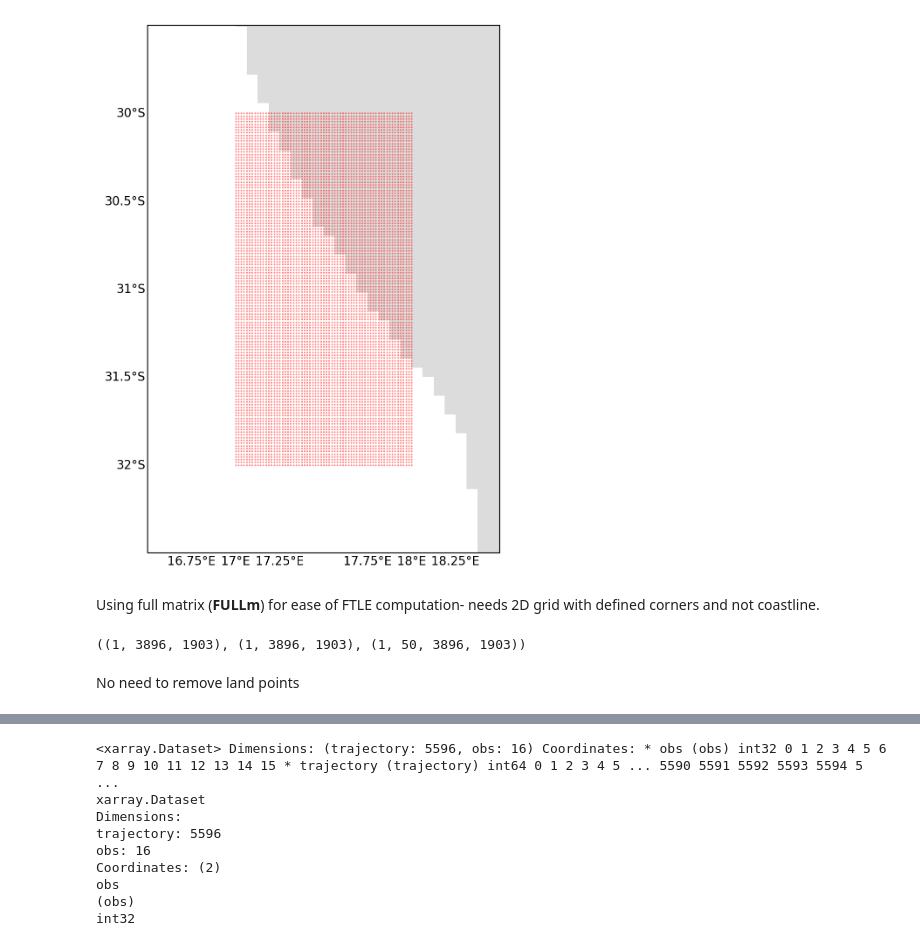
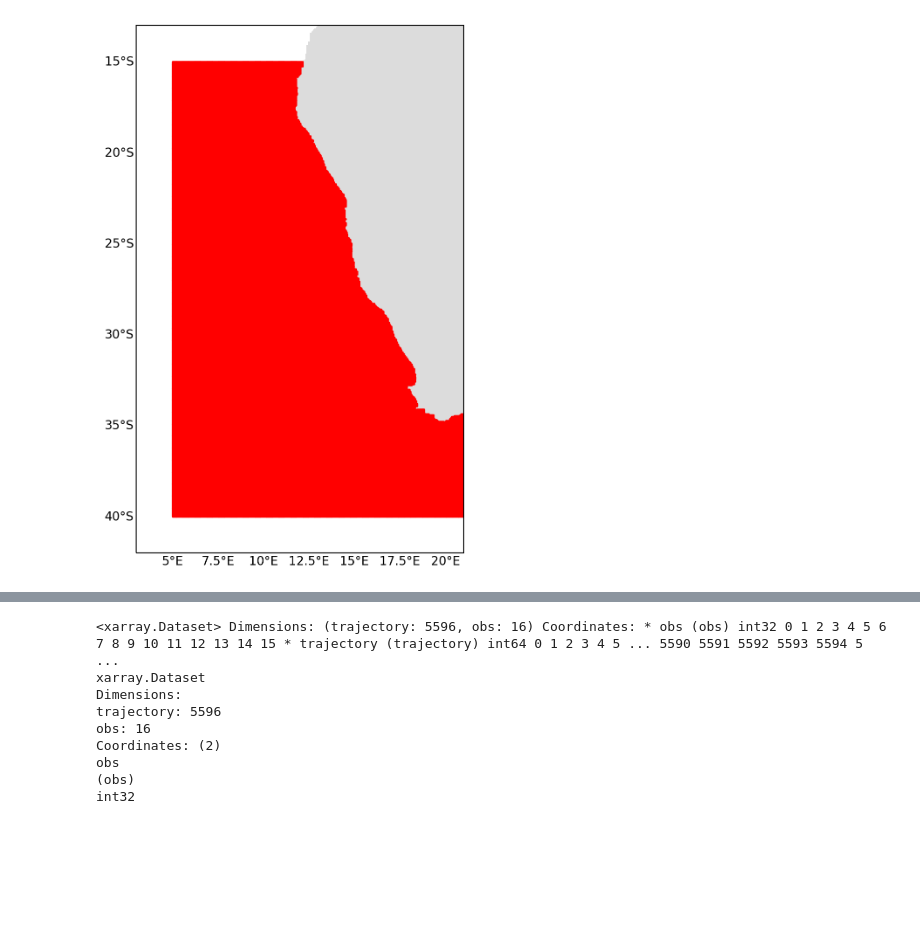
Before and after one commit to OceanParcels/atlanteco_plankton_plastic_nutrients_dispersion, a Jupyter notebook: src/processing/extract_Benguela_region.ipynb, the cells around one changed output, grey strips where cells are left out. Saved outputs shown, nothing was run; the diff lists cells and outputs as text; code cells hidden in the pictures; blank space fills up the shorter version.

Commit message:
ftle computation with ocean release

```diff
--- a/src/processing/extract_Benguela_region.ipynb
+++ b/src/processing/extract_Benguela_region.ipynb
@@ -43,0 +40,6 @@ len(regions_lons), len(regions_lats)
+# %%
+# land_val_release = griddata((mask_lon.ravel(), mask_lat.ravel()), mask_land[0,0,1:,1:].ravel(),
+#                             (regions_lons, regions_lats), method='nearest', fill_value=0)
+land_val_release = griddata((mask_lon[0, :-1, :-1].ravel(), mask_lat[0, :-1, :-1].ravel()), mask_land[0,0,1:,1:].ravel(),
+                            (regions_lons, regions_lats), method='nearest', fill_value=0)
+bool_mask = land_val_release.astype(bool)
@@ -44,25 +71,31 @@ len(regions_lons), len(regions_lats)
 # %%
 custom_size=10
-
-fig = plt.figure(figsize=(12,8),dpi=200)
+fig = plt.figure(figsize=(12,8), dpi=200)
 ax = plt.axes(projection=ccrs.PlateCarree())
 gl = ax.gridlines(draw_labels=True)
 gl.xlines = False
 gl.ylines = False
 gl.top_labels = False
 gl.right_labels = False
 gl.xlabel_style = {'size': custom_size, 'color': 'k'}
 gl.ylabel_style = {'size': custom_size, 'color': 'k'}
+colormap = clr.ListedColormap(['gainsboro', 'white'])
 
-colormap = clr.ListedColormap(['gainsboro', 'white'])
-ax.pcolormesh(mask_lon[0, 1249:1750, 1499:], mask_lat[0, 1249:1750, 1499:], mask_land[0, 0, 1250:1750, 1500:], cmap=colormap)
-ax.scatter(release_lons, release_lats, c='red', s=0.2, alpha=0.5)
-# ax.set_xlim(3,21)
-# ax.set_ylim(-42,-13)
-ax.set_xlim(16.5,18.5)
-ax.set_ylim(-32.5,-29.5)
+# Near Amazon river- 4-5 month simulations
+ax.pcolormesh(mask_lon[0, 1249:1750, 1499:], mask_lat[0, 1249:1750, 1499:], mask_land[0,0, 1250:1750, 1500:], cmap=colormap)
+# ax.pcolormesh(mask_lon[0, :, :], mask_lat[0, :, :], mask_land[0,0, 1:, 1:], cmap=colormap)
+
+# ax.scatter(mask_lon[0, 1249:1750, 1499:], mask_lat[0, 1249:1750, 1499:],marker='X',s=0.3, c='red')
+# ax.scatter(mask_lon[0, :, :], mask_lat[0, :, :], c=mask_land[0,0, :, :], cmap=plt.cm.Reds, s=0.5)
+# ax.scatter(mask_lon[0, :, :], mask_lat[0, :, :],marker='X',s=0.3, c='red')
+
+ocean_lons = regions_lons[bool_mask]
+ocean_lats = regions_lats[bool_mask]
+ax.set_xlim(3,21)
+ax.set_ylim(-42,-13)
+# ax.set_xlim(16.5,18.5)
+# ax.set_ylim(-32.5,-29.5)
+ax.scatter(ocean_lons, ocean_lats, s=0.1, c="red")
 plt.show()
 # %% [output]
-[figure, old version]
+[figure, new version]
-# %% [markdown]
-Using full matrix (**FULLm**) for ease of FTLE computation- needs 2D grid with defined corners and not coastline.
@@ -76,6 +101,0 @@ Using full matrix (**FULLm**) for ease of FTLE computation- needs 2D grid with d
-# %%
-mask_lon.shape, mask_lat.shape, mask_land.shape
-# %% [output]
-((1, 3896, 1903), (1, 3896, 1903), (1, 50, 3896, 1903))
-# %% [markdown]
-No need to remove land points
```
Also changed, not shown: parts of 12 cells of this notebook, 2 other files.
